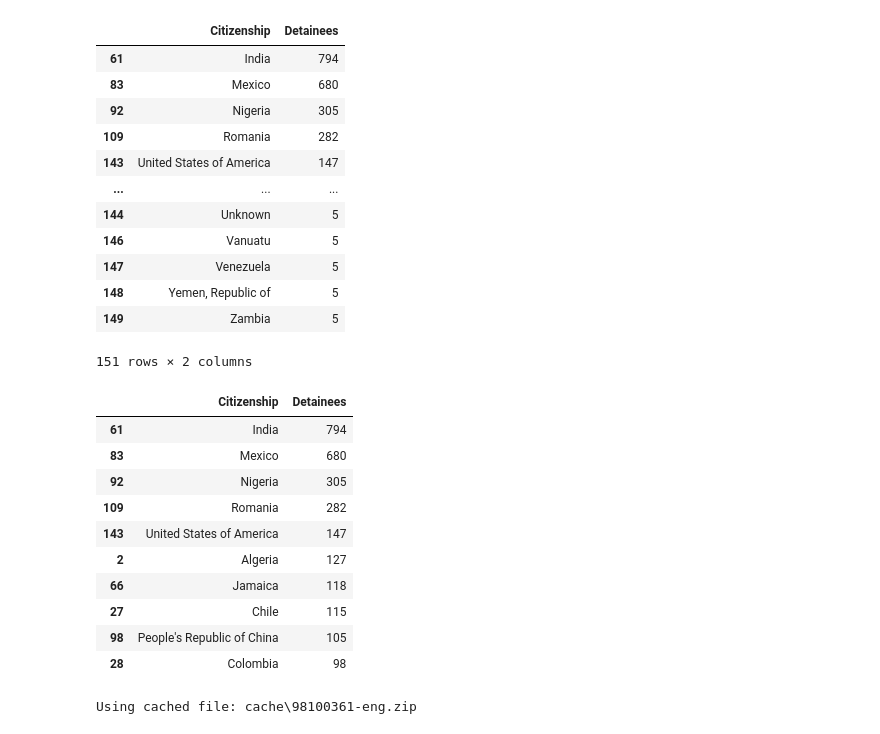
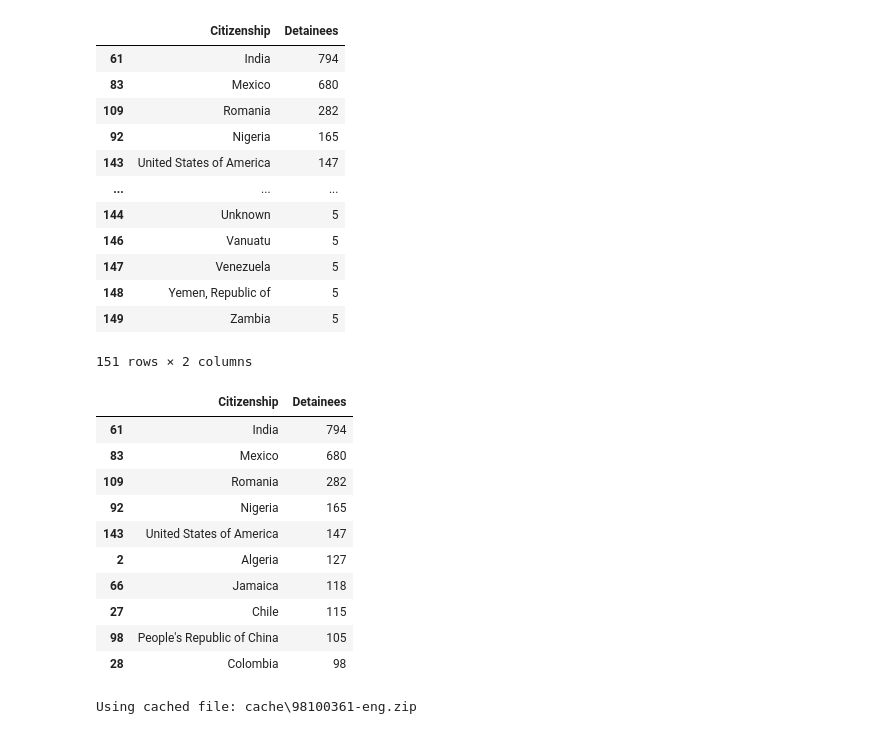
Before and after one commit to yrmo/gcinfo, a Jupyter notebook: detainees-by-country-of-citizenship-2024.ipynb, the cells around one changed output. Drawn from its saved outputs; the diff is of its cells as text; code cells hidden in the pictures.

```diff
--- a/detainees-by-country-of-citizenship-2024.ipynb
+++ b/detainees-by-country-of-citizenship-2024.ipynb
@@ -105,7 +105,7 @@ Namibia,6
 Nepal,7
 New Zealand,5
 Nicaragua,8
-Nigeria,305
+Nigeria,165
 Norway,5
 Pakistan,39
 Palestinian Authority (Gaza/West Bank),5
@@ -113,13 +113,13 @@ Palestinian Authority (Gaza/West Bank),5
 People's Republic of Benin,5
 People's Republic of China,105
 Peru,17
-Philippines,81
-Poland,5
+Philippines,31
+Poland,31
 Portugal,24
 Republic of Djibouti,5
-Republic of Indonesia,28
-Republic of Ireland,17
-Republic of Ivory Coast,5
+Republic of Indonesia,5
+Republic of Ireland,28
+Republic of Ivory Coast,17
 Republic of South Africa,5
 Republic of the Niger,5
 Romania,282
@@ -130,48 +130,48 @@ Senegal,22
 Sierra Leone,7
 Singapore,5
 Slovak Republic,5
-Socialist Republic of Vietnam,89
+Socialist Republic of Vietnam,80
 "Somalia, Democratic Republic of",41
 "South Sudan, Republic of",7
-Spain,75
+Spain,29
 Sri Lanka,56
-St. Kitts-Nevis,9
-St. Lucia,5
+St. Kitts-Nevis,5
+St. Lucia,9
 St. Vincent and the Grenadines,21
-Stateless,15
-Sweden,5
+Stateless,5
+Sweden,13
 Switzerland,5
 Syria,6
 Taiwan,10
 Tajikistan,5
 Thailand,6
 The Netherlands,9
 "Togo, Republic of",5
-"Trinidad and Tobago, Republic of",21
+"Trinidad and Tobago, Republic of",11
 Tunisia,18
 Turkey,22
+Uganda,6
 UK - Brit. Nat. Overseas,5
 UK - British citizen,87
-Uganda,6
 Ukraine,6
 United Kingdom and Colonies,5
 United Republic of Tanzania,6
 United States of America,147
 Unknown,5
 Uzbekistan,5
 Vanuatu,5
 Venezuela,5
 "Yemen, Republic of",5
 Zambia,5
 Zimbabwe,10"""))
 df_detainees_2024 = df_detainees_2024.sort_values(by="Detainees", ascending=False)
 df_detainees_2024
 # %% [output]
 |  | Citizenship | Detainees |
 | 61 | India | 794 |
 | 83 | Mexico | 680 |
-| 92 | Nigeria | 305 |
 | 109 | Romania | 282 |
+| 92 | Nigeria | 165 |
 | 143 | United States of America | 147 |
 | ... | ... | ... |
 | 144 | Unknown | 5 |
@@ -186,8 +186,8 @@ df_detainees_2024.head(10)
 |  | Citizenship | Detainees |
 | 61 | India | 794 |
 | 83 | Mexico | 680 |
-| 92 | Nigeria | 305 |
 | 109 | Romania | 282 |
+| 92 | Nigeria | 165 |
 | 143 | United States of America | 147 |
 | 2 | Algeria | 127 |
 | 66 | Jamaica | 118 |
```
Also changed, not shown: parts of 9 cells of this notebook.
